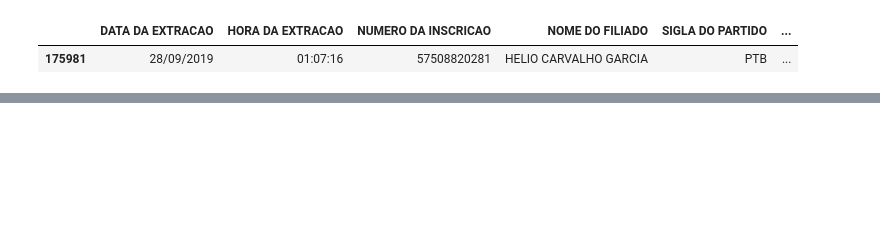
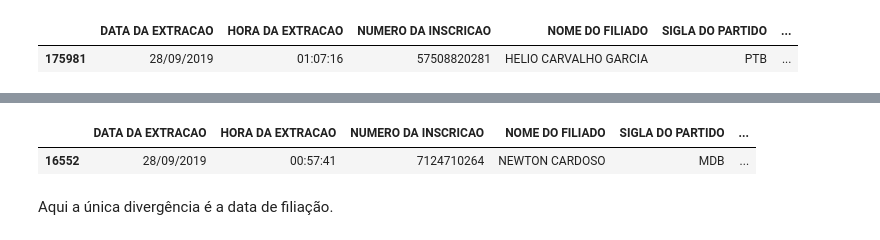
Before and after one commit to pedreirodelima/MG_Filiados, a Jupyter notebook: MG Filiados.ipynb, the cells around one changed output, grey strips where cells are left out. Saved outputs shown, nothing was run; the diff lists cells and outputs as text; code cells hidden in the pictures; blank space fills up the shorter version.

```diff
--- a/MG Filiados.ipynb
+++ b/MG Filiados.ipynb
@@ -355,0 +369,9 @@ Aim
+# %%
+filter = df["NOME DO FILIADO"]=="NEWTON CARDOSO"
+governador_mg = df.where(filter).dropna(axis=0, how='all')
+governador_mg
+# %% [output]
+|  | DATA DA EXTRACAO | HORA DA EXTRACAO | NUMERO DA INSCRICAO | NOME DO FILIADO | SIGLA DO PARTIDO | ... |
+| 16552 | 28/09/2019 | 00:57:41 | 7124710264 | NEWTON CARDOSO | MDB | ... |
+# %% [markdown]
+Aqui a única divergência é a data de filiação.
```
Also changed, not shown: parts of 7 cells of this notebook.
